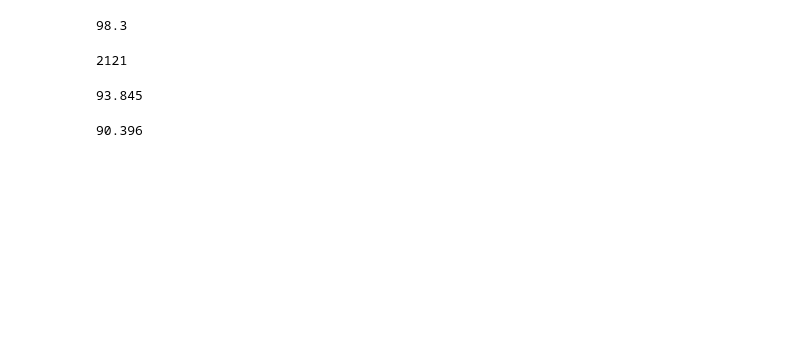
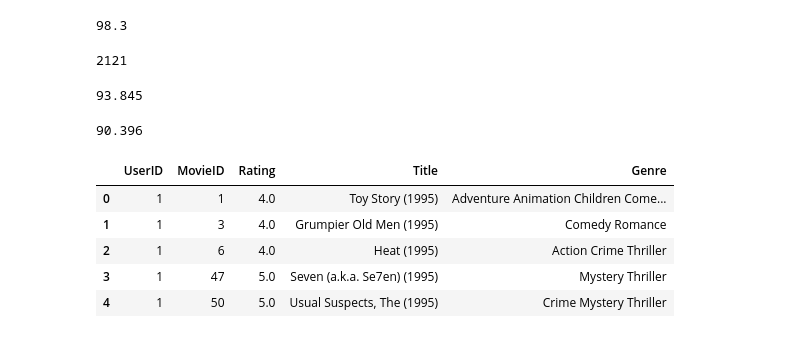
Before and after one commit to Intarii/Caesar, a Jupyter notebook: Lab 02.ipynb, the cells around one changed output. Cells and saved outputs as stored; diff of their text form; code cells hidden in the pictures; blank space fills up the shorter version.

```diff
--- a/Lab 02.ipynb
+++ b/Lab 02.ipynb
@@ -75,0 +117,14 @@ table_film.iloc[:5]
+# %%
+table_film = pandas.read_table("movies.csv", sep=",")
+
+table_film["Genre"] = table_film["Genre"].apply(lambda i : " ".join(i.split("|")))
+
+table_film = table_film[table_film["Genre"] != "(no genres listed)"]
+
+replacer = {"Sci-Fi":"SciFi", "Film-Noir":"Filnoir"}
+
+for i, t in replacer.items():
+
+  table_film["Genre"] = table_film["Genre"].str.replace(i, t)
+
+table_film.iloc[:5]
@@ -115,3 +177,16 @@ rating_table = rating.pivot_table(index="MovieID", columns="UserID", values="Rat
 SparseRate(rating_table)
 # %% [output]
 90.396
+# %%
+rating = rating.join(table_film.set_index("MovieID"), on="MovieID")
+
+rating = rating.drop("Timestamp", axis="columns")
+
+rating.iloc[:5]
+# %% [output]
+|  | UserID | MovieID | Rating | Title | Genre |
+| 0 | 1 | 1 | 4.0 | Toy Story (1995) | Adventure Animation Children Come... |
+| 1 | 1 | 3 | 4.0 | Grumpier Old Men (1995) | Comedy Romance |
+| 2 | 1 | 6 | 4.0 | Heat (1995) | Action Crime Thriller |
+| 3 | 1 | 47 | 5.0 | Seven (a.k.a. Se7en) (1995) | Mystery Thriller |
+| 4 | 1 | 50 | 5.0 | Usual Suspects, The (1995) | Crime Mystery Thriller |
```
Also changed, not shown: parts of 9 cells of this notebook.
